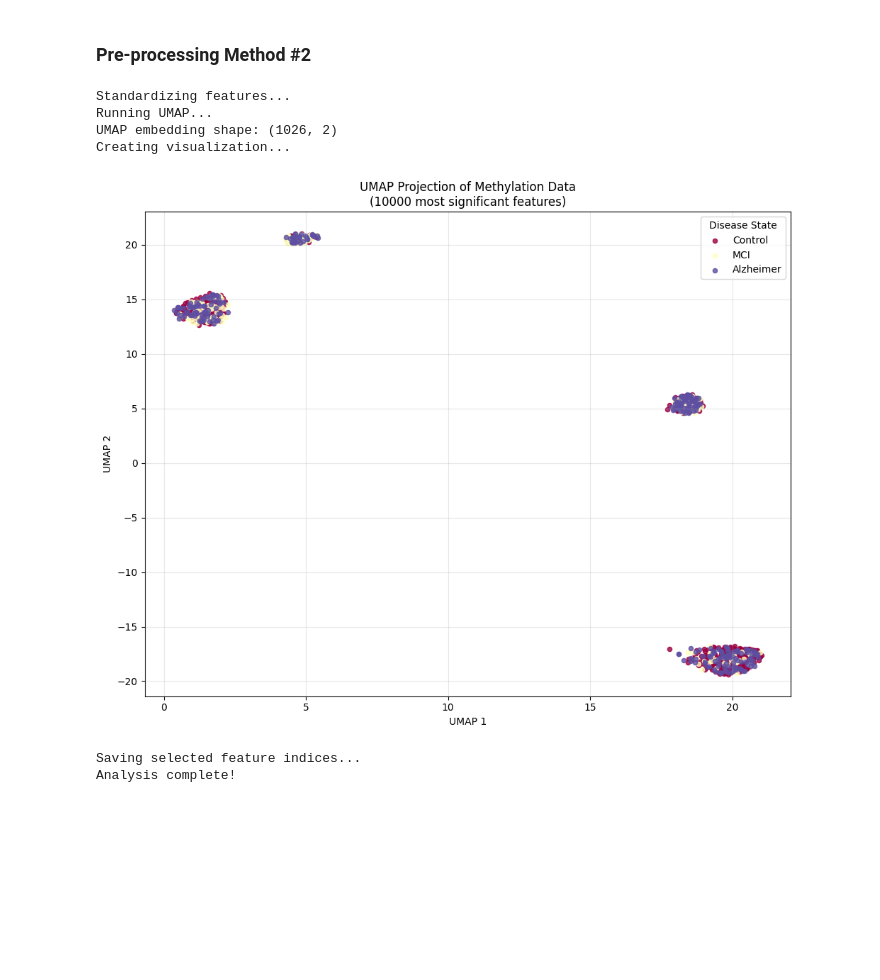
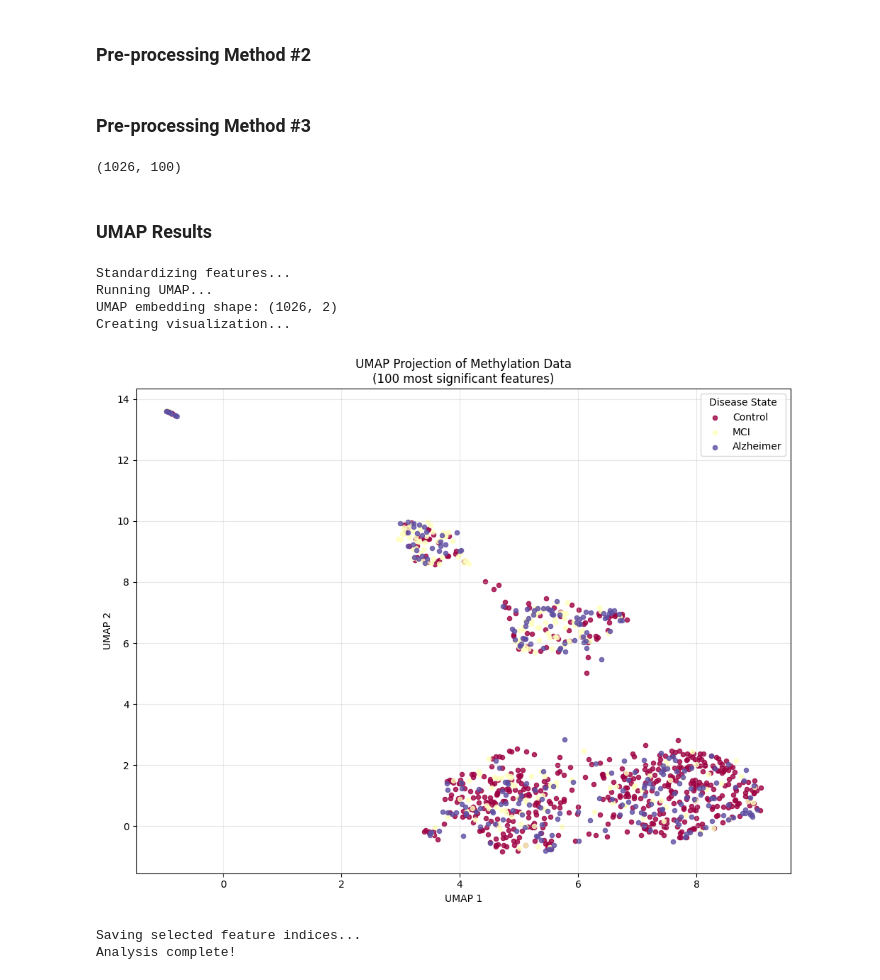
Before and after one commit to hackbio-ca/epigenetic-memory-loss-methylation, a Jupyter notebook: model/notebooks/umap.ipynb, the cells around one changed output. Cells and saved outputs as stored; diff of their text form; code cells hidden in the pictures; blank space fills up the shorter version.

```diff
--- a/model/notebooks/umap.ipynb
+++ b/model/notebooks/umap.ipynb
@@ -83,6 +83,25 @@ variance = { i: np.var(X[:, i]) for i in range(X.shape[1]) }
 variance = { i: v for i, v in variance.items() if not np.isnan(v) }
 top_k_items = { i: v for i, v in sorted(variance.items(), key=lambda item: item[1], reverse=True)[:k] }
 X_reduced = X[:, list(top_k_items.keys())]
+# %% [markdown]
+### Pre-processing Method \#3
+# %%
+from sklearn.decomposition import PCA
+
+k=100
+pca = PCA(
+    n_components=k,
+    n_oversamples=50,
+    power_iteration_normalizer='auto',
+    svd_solver='randomized',
+    random_state=42
+)
+X_reduced = pca.fit_transform(X)
+print(X_reduced.shape)
+# %% [output]
+(1026, 100)
+# %% [markdown]
+### UMAP Results
 # %%
 # Step 3: Standardize the data
 print("Standardizing features...")
@@ -106,35 +125,35 @@ plt.figure(figsize=(10, 8))
 # Create a color map for the labels
 unique_labels = np.unique(y)
 colors = plt.cm.Spectral(np.linspace(0, 1, len(unique_labels)))
 label_names = ['Control', 'MCI', 'Alzheimer']  # More meaningful names
 
 for i, label in enumerate(unique_labels):
     mask = (y == label)
     plt.scatter(embedding[mask, 0],
                 embedding[mask, 1],
                 c=[colors[i]],
                 label=label_names[i] if i < len(label_names) else f'Class {label}',
                 s=20,
-                alpha=0.8)
+                alpha=0.8
+    )
 
 plt.title(f'UMAP Projection of Methylation Data\n({k} most significant features)')
 plt.xlabel('UMAP 1')
 plt.ylabel('UMAP 2')
 plt.legend(title='Disease State')
 plt.grid(True, alpha=0.3)
 plt.tight_layout()
 plt.show()
 
 # Optional: Save the indices of selected features for downstream analysis
 print("Saving selected feature indices...")
-np.save('selected_feature_indices.npy', top_k_indices)
 np.save('umap_embedding.npy', embedding)
 print("Analysis complete!")
 # %% [output]
 Standardizing features...
 Running UMAP...
 UMAP embedding shape: (1026, 2)
 Creating visualization...
-[figure, old version]
+[figure, new version]
 Saving selected feature indices...
 Analysis complete!
```
Also changed, not shown: parts of 1 cell of this notebook, 3 other files.
